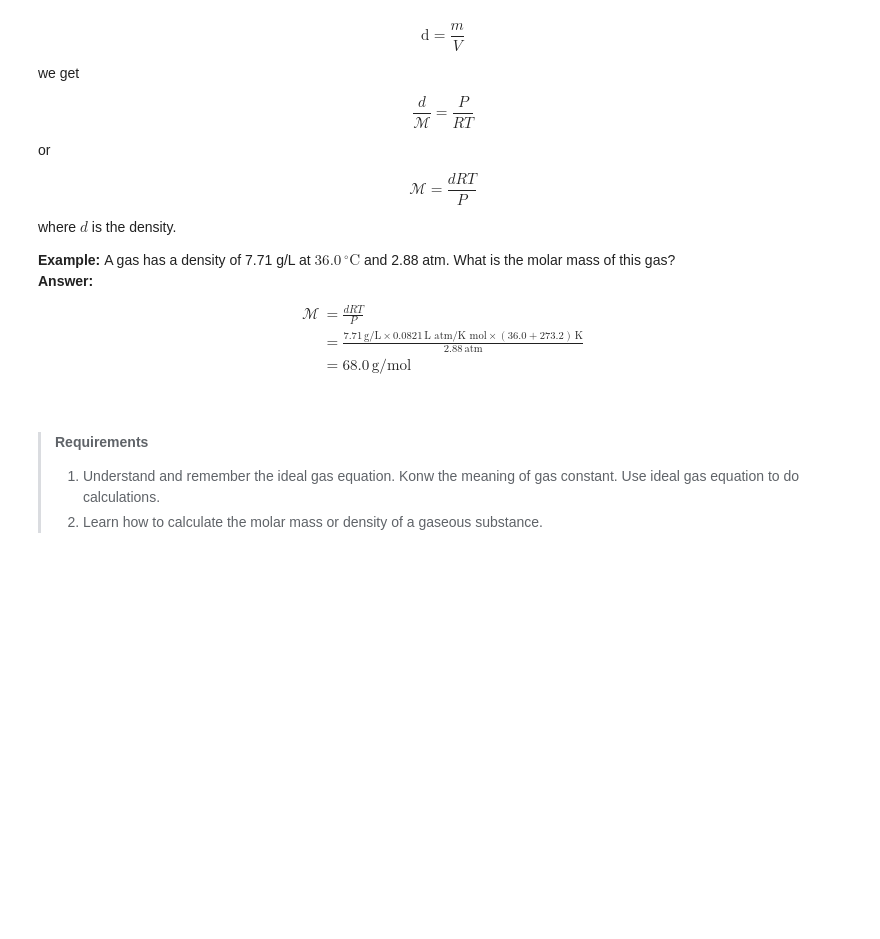
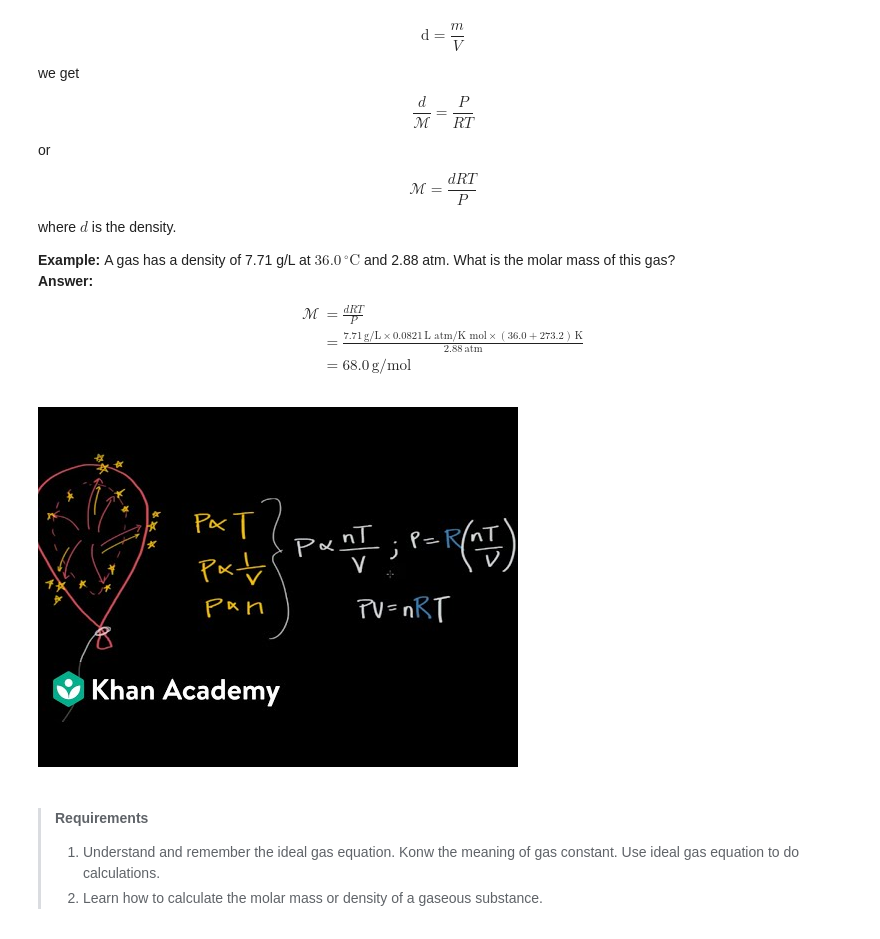
Before and after one commit to wangyu16/GeneralChemistry, a Jupyter notebook: Chapter 05. Gases.ipynb, the cells around one changed output. Saved outputs shown, nothing was run; the diff lists cells and outputs as text; code cells hidden in the pictures; blank space fills up the shorter version.

```diff
--- a/Chapter 05. Gases.ipynb
+++ b/Chapter 05. Gases.ipynb
@@ -178,6 +178,14 @@ where $d$ is the density.
 
 
 </div>
+# %%
+from IPython.display import YouTubeVideo
+YouTubeVideo("88uEsGgXJrU", width=700, height=550)
+
+# Watch the following video for a better understanding
+# on gas laws.
+# %% [output]
+[figure, added]
 # %% [markdown]
 > #### Requirements
 > 1. Understand and remember the ideal gas equation. Konw the meaning of gas constant. Use ideal gas equation to do calculations.
```
Also changed, not shown: parts of 1 cell of this notebook.
